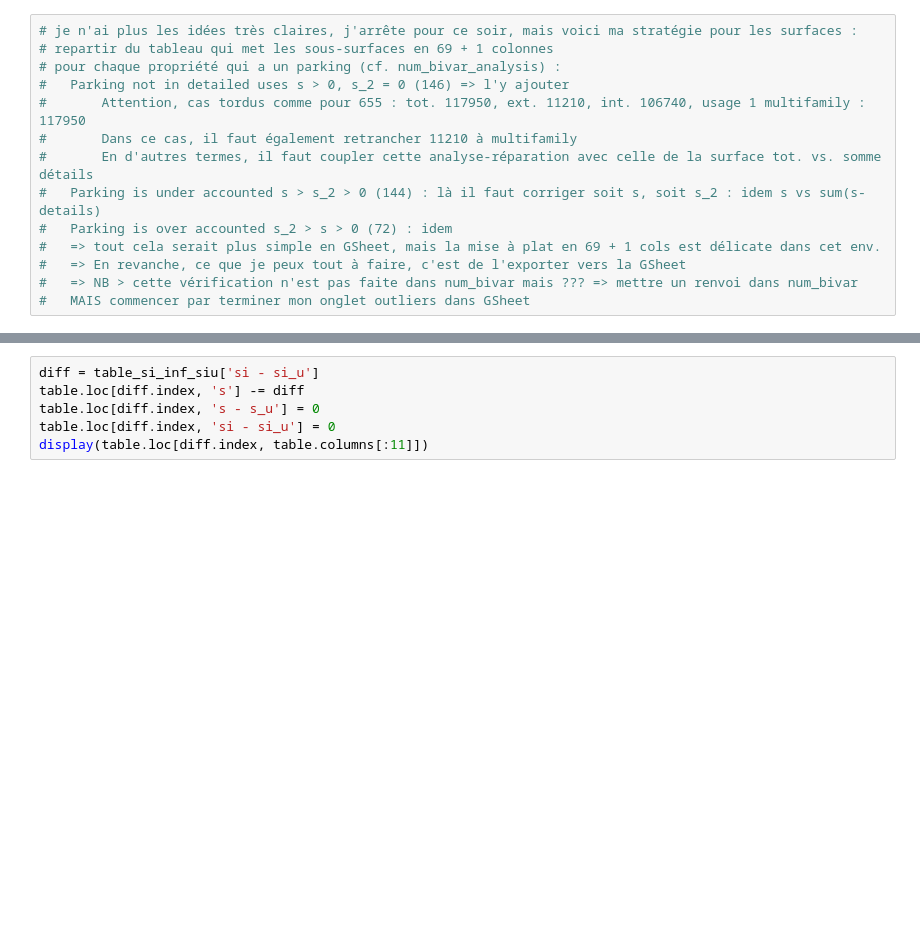
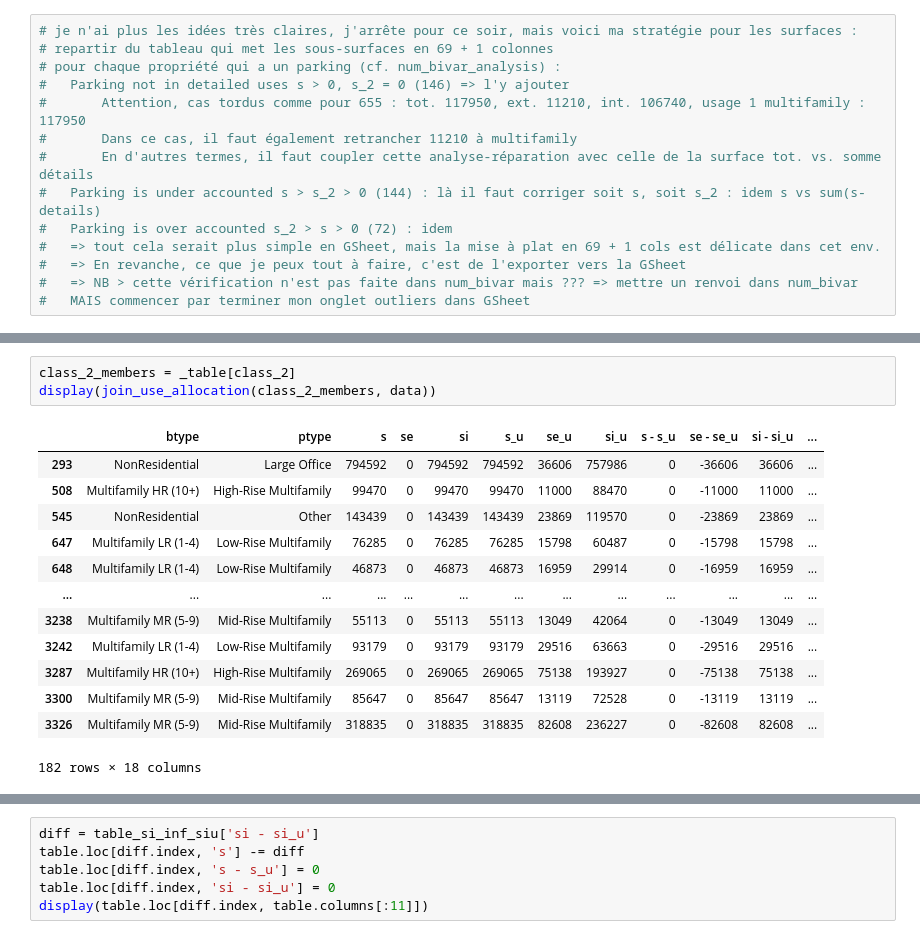
Before and after one commit to Franck-PepperLabs/pepper_carbon-neutral_seattle, a Jupyter notebook: jupyter/infer.ipynb, the cells around one changed output, grey strips where cells are left out. Drawn from its saved outputs; the diff is of its cells as text; blank space fills up the shorter version.

```diff
--- a/jupyter/infer.ipynb
+++ b/jupyter/infer.ipynb
@@ -721,0 +801,17 @@ display(table_si_inf_siu)
+# %%
+class_2_members = _table[class_2]
+display(join_use_allocation(class_2_members, data))
+# %% [output]
+|  | btype | ptype | s | se | si | s_u | se_u | si_u | s - s_u | se - se_u | si - si_u | ... |
+| 293 | NonResidential | Large Office | 794592 | 0 | 794592 | 794592 | 36606 | 757986 | 0 | -36606 | 36606 | ... |
+| 508 | Multifamily HR (10+) | High-Rise Multifamily | 99470 | 0 | 99470 | 99470 | 11000 | 88470 | 0 | -11000 | 11000 | ... |
+| 545 | NonResidential | Other | 143439 | 0 | 143439 | 143439 | 23869 | 119570 | 0 | -23869 | 23869 | ... |
+| 647 | Multifamily LR (1-4) | Low-Rise Multifamily | 76285 | 0 | 76285 | 76285 | 15798 | 60487 | 0 | -15798 | 15798 | ... |
+| 648 | Multifamily LR (1-4) | Low-Rise Multifamily | 46873 | 0 | 46873 | 46873 | 16959 | 29914 | 0 | -16959 | 16959 | ... |
+| ... | ... | ... | ... | ... | ... | ... | ... | ... | ... | ... | ... | ... |
+| 3238 | Multifamily MR (5-9) | Mid-Rise Multifamily | 55113 | 0 | 55113 | 55113 | 13049 | 42064 | 0 | -13049 | 13049 | ... |
+| 3242 | Multifamily LR (1-4) | Low-Rise Multifamily | 93179 | 0 | 93179 | 93179 | 29516 | 63663 | 0 | -29516 | 29516 | ... |
+| 3287 | Multifamily HR (10+) | High-Rise Multifamily | 269065 | 0 | 269065 | 269065 | 75138 | 193927 | 0 | -75138 | 75138 | ... |
+| 3300 | Multifamily MR (5-9) | Mid-Rise Multifamily | 85647 | 0 | 85647 | 85647 | 13119 | 72528 | 0 | -13119 | 13119 | ... |
+| 3326 | Multifamily MR (5-9) | Mid-Rise Multifamily | 318835 | 0 | 318835 | 318835 | 82608 | 236227 | 0 | -82608 | 82608 | ... |
+182 rows × 18 columns
```
Also changed, not shown: parts of 48 cells of this notebook, 1 other file.
